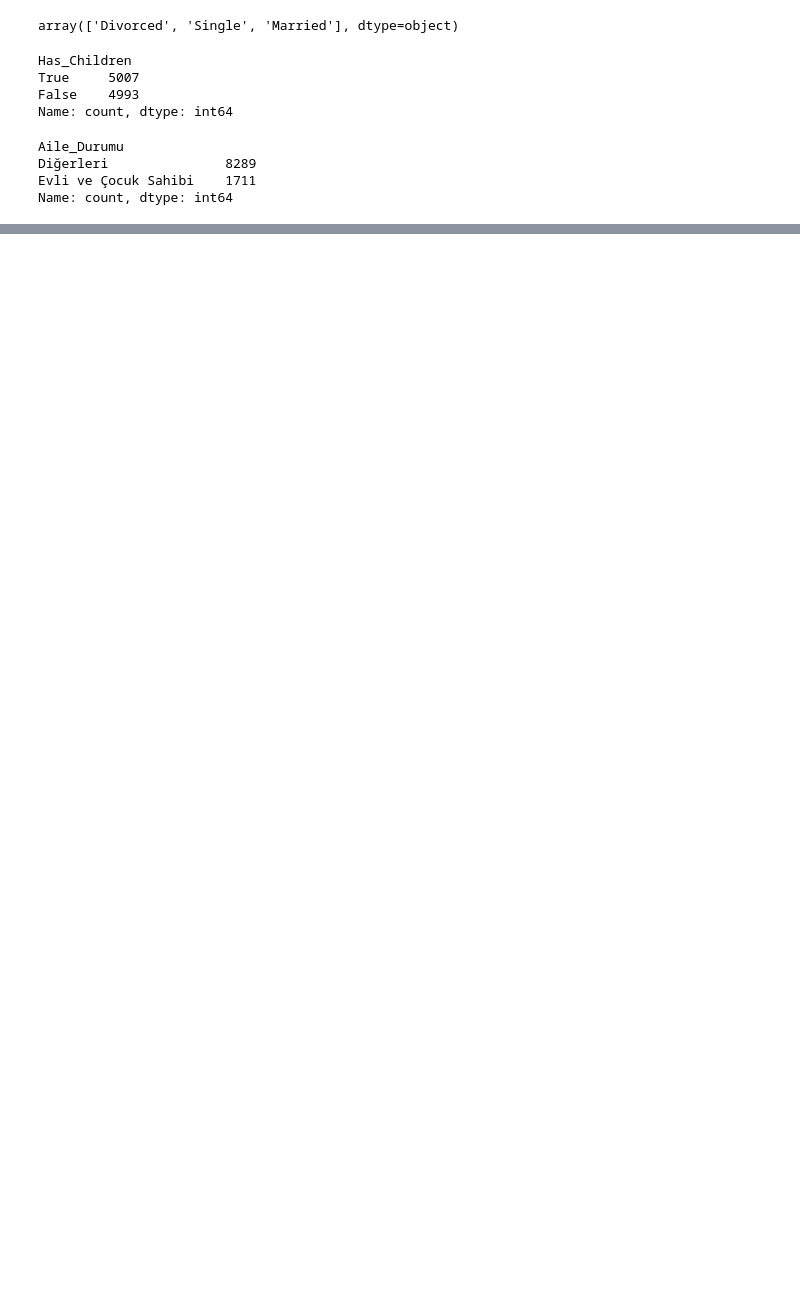
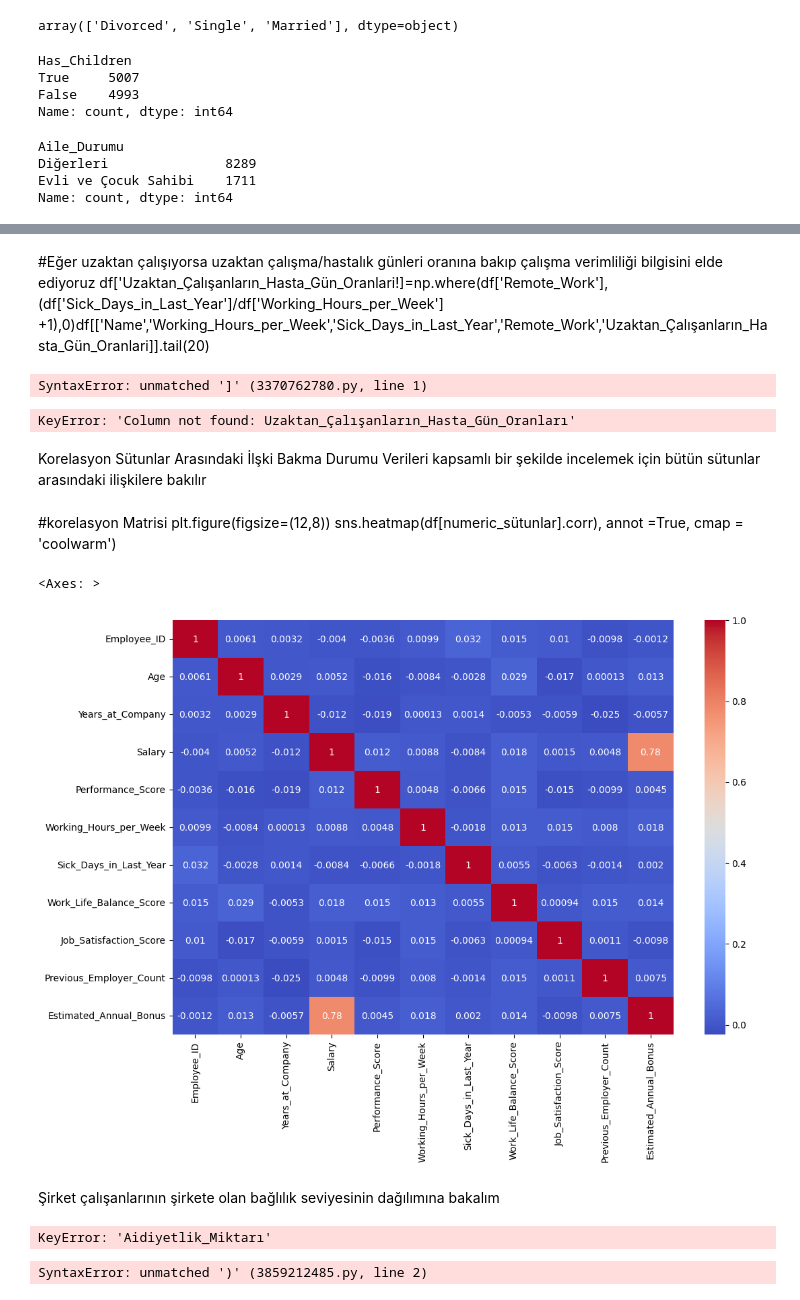
Before and after one commit to kisiselmahirprojeleri/HAnalysis, a Jupyter notebook: hr_dataproject..ipynb, the cells around one changed output, grey strips where cells are left out. Cells and saved outputs as stored; diff of their text form; code cells hidden in the pictures; blank space fills up the shorter version.

```diff
--- a/hr_dataproject..ipynb
+++ b/hr_dataproject..ipynb
@@ -298,0 +336,45 @@ Name: count, dtype: int64
+# %% [markdown]
+#Eğer uzaktan çalışıyorsa uzaktan çalışma/hastalık günleri oranına bakıp çalışma verimliliği bilgisini elde ediyoruz
+df['Uzaktan_Çalışanların_Hasta_Gün_Oranlari!]=np.where(df['Remote_Work'],(df['Sick_Days_in_Last_Year']/df['Working_Hours_per_Week'] +1),0)df[['Name','Working_Hours_per_Week','Sick_Days_in_Last_Year','Remote_Work','Uzaktan_Çalışanların_Hasta_Gün_Oranlari]].tail(20)
+# %%
+df['Uzaktan_Çalışanların_Hasta_Gün_Oranlari!]=np.where(df['Remote_Work'],(df['Sick_Days_in_Last_Year']/df['Working_Hours_per_Week'] +1),0)df[['Name','Working_Hours_per_Week','Sick_Days_in_Last_Year','Remote_Work','Uzaktan_Çalışanların_Hasta_Gün_Oranlari]].tail(20)
+# %% [output]
+SyntaxError: unmatched ']' (3370762780.py, line 1)
+# %%
+df.groupby('Gender')['Uzaktan_Çalışanların_Hasta_Gün_Oranları'].mean().sort_values()
+# %% [output]
+KeyError: 'Column not found: Uzaktan_Çalışanların_Hasta_Gün_Oranları'
+# %% [markdown]
+Korelasyon Sütunlar Arasındaki İlşki Bakma Durumu
+Verileri kapsamlı bir şekilde incelemek için bütün sütunlar arasındaki ilişkilere bakılır
+# %% [markdown]
+#korelasyon Matrisi
+plt.figure(figsize=(12,8))
+sns.heatmap(df[numeric_sütunlar].corr), annot =True, cmap = 'coolwarm')
+# %%
+plt.figure(figsize=(12,8))
+sns.heatmap(df[numeric_sütunlar].corr(), annot =True, cmap = 'coolwarm')
+# %% [output]
+<Axes: >
+[figure, added]
+# %% [markdown]
+Şirket çalışanlarının şirkete olan bağlılık seviyesinin dağılımına bakalım
+# %%
+df['Aidiyetlik_Miktarı']
+# %% [output]
+KeyError: 'Aidiyetlik_Miktarı'
+# %%
+plt.subplot(1,2,3)
+sns.histplot(df['Aidiyetlik_Miktarı']), kde = True, bins = , color = 'blue')
+plt.title('Her yıla göre maaşların dağılımı')
+plt.xlabel('Maaşlar')
+plt.ylabel('Frekans')
+
+#1.satırın 2. sütun gragiğini ekledik
+plt.subplot(1,2,2)
+sns.boxplot(x=df['Aidiyetlik_Miktarı'], color = 'Orange')
+plt.title('Her yılın maaş dağılımının istatiksel bilgisi')
+plt.xlabel('Maaşlar')
+plt.show()
+# %% [output]
+SyntaxError: unmatched ')' (3859212485.py, line 2)
```
Also changed, not shown: parts of 13 cells of this notebook.
